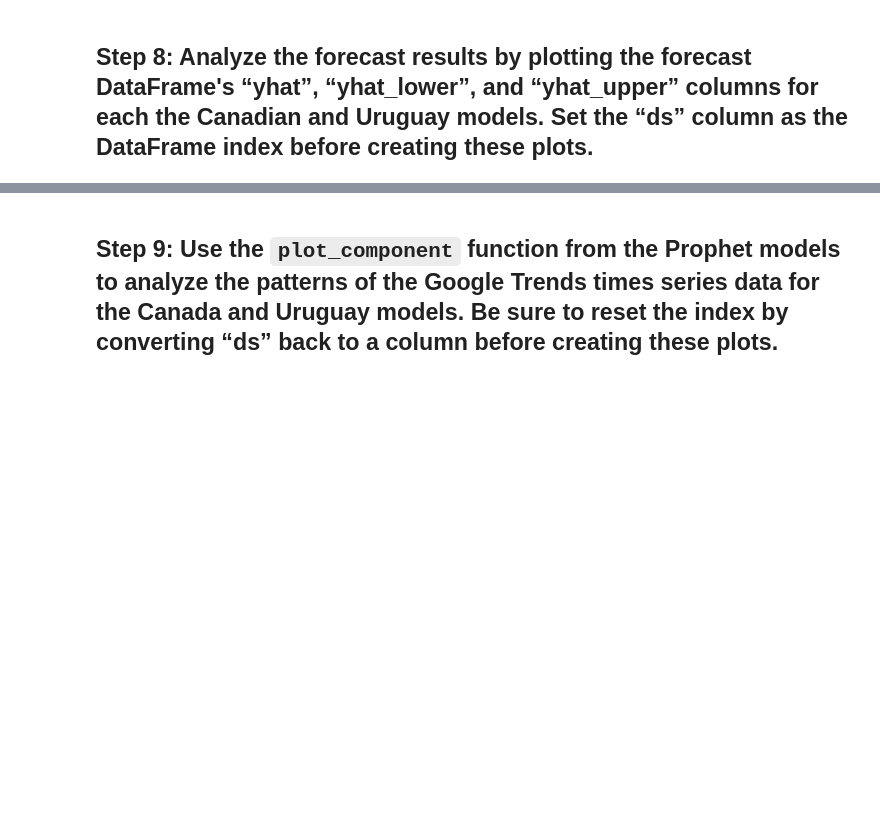
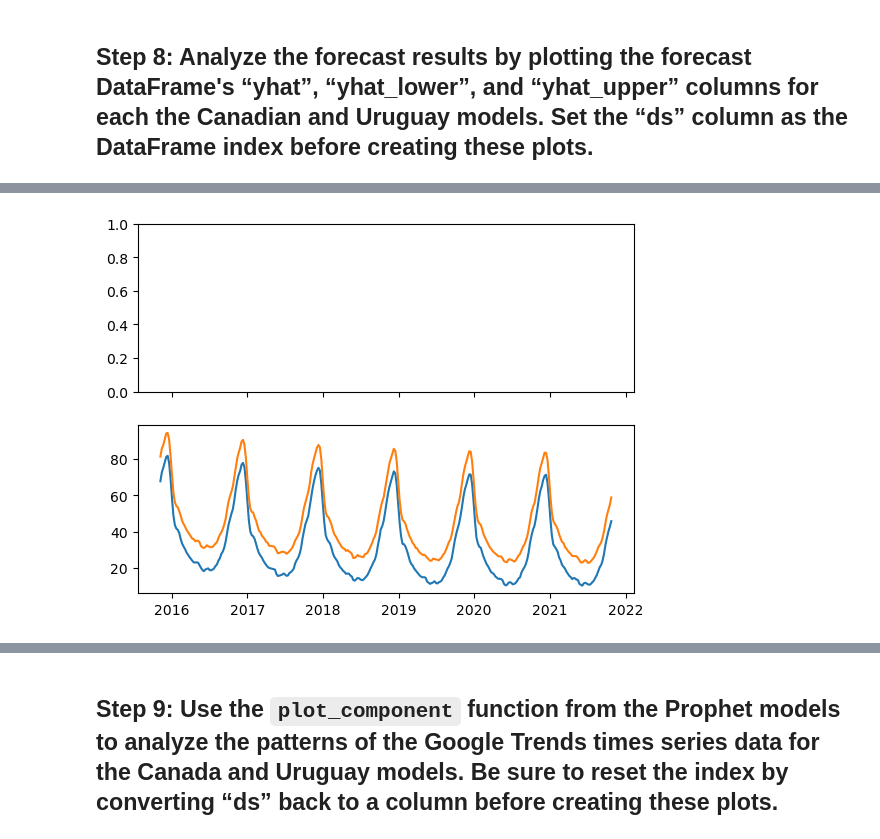
Before and after one commit to petepetersen423/Fintech-Workspace, a Jupyter notebook: M11/01-Assessing_Market_Opportunity_for_Alpaca_Wool_Scarves/Unsolved/Market_Opportunity_Alpaca_Scarves.ipynb, the cells around one changed output, grey strips where cells are left out. Saved outputs shown, nothing was run; the diff lists cells and outputs as text; code cells hidden in the pictures; blank space fills up the shorter version.

```diff
--- a/M11/01-Assessing_Market_Opportunity_for_Alpaca_Wool_Scarves/Unsolved/Market_Opportunity_Alpaca_Scarves.ipynb
+++ b/M11/01-Assessing_Market_Opportunity_for_Alpaca_Wool_Scarves/Unsolved/Market_Opportunity_Alpaca_Scarves.ipynb
@@ -278,3 +299,11 @@ forecast_uruguay.head()
+# %%
+fig, axes = plt.subplots(2,1, sharex=True)
+
+axes[0] = plt.plot(forecast_uruguay['yhat_lower'])#.plot(style='k--', alpha=0.7)
+axes[1] = plt.plot(forecast_uruguay['yhat_upper'])#.plot( style='k--', alpha=0.7)
+# ax[1,0] = plt.plot([3,4], [6,7], 'ro')
+# %% [output]
+[figure, added]
 # %%
 # Plot predictions for our forecast_uruguay DataFrame for the 52 week period
 # YOUR CODE HERE
```
Also changed, not shown: parts of 11 cells of this notebook, 16 other files.
